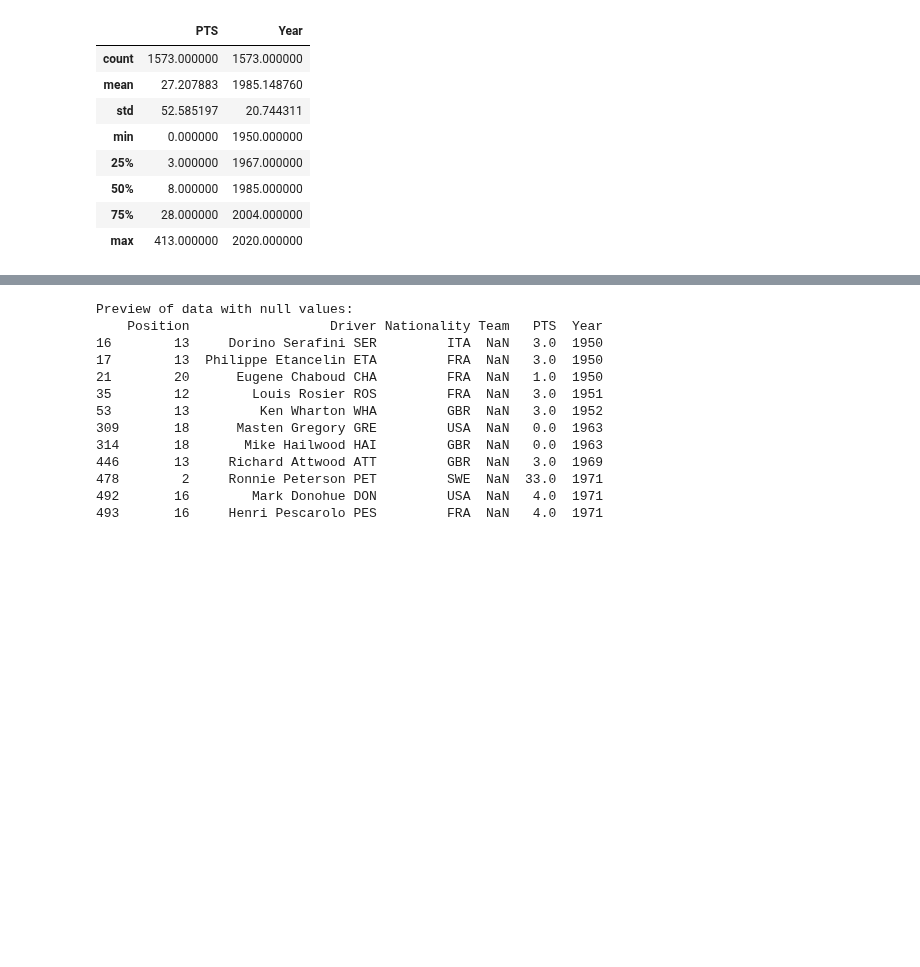
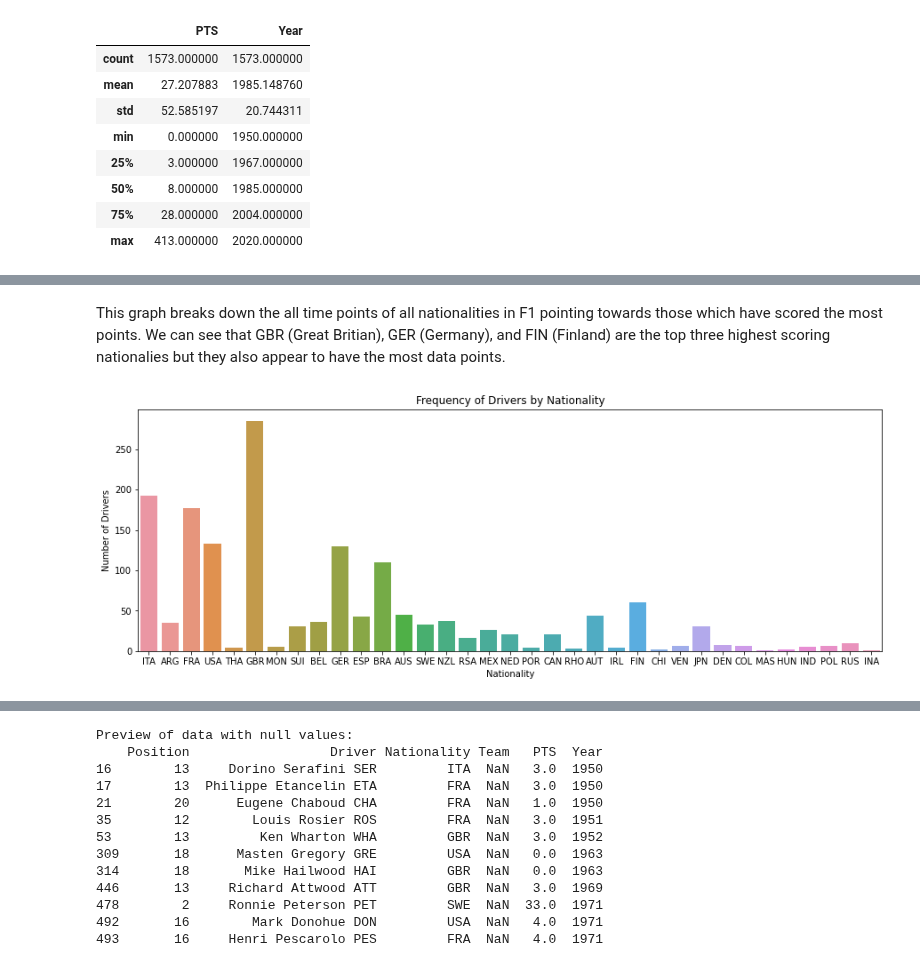
Before and after one commit to data301-2021-winter1/project-group12, a Jupyter notebook: notebooks/JordanK.ipynb, the cells around one changed output, grey strips where cells are left out. Cells and saved outputs as stored; diff of their text form; code cells hidden in the pictures; blank space fills up the shorter version.

```diff
--- a/notebooks/JordanK.ipynb
+++ b/notebooks/JordanK.ipynb
@@ -88,0 +61,8 @@ f1data.plot.scatter(x="Pos", y="PTS", figsize=(10,5))
+# %% [markdown]
+This graph breaks down the all time points of all nationalities in F1 pointing towards those which have scored the most points. We can see that GBR (Great Britian), GER (Germany), and FIN (Finland) are the top three highest scoring nationalies but they also appear to have the most data points.
+# %%
+c = sns.countplot(x="Nationality", data=f1data)
+c.set(ylabel="Number of Drivers", title="Frequency of Drivers by Nationality")
+c.figure.set_size_inches(15,5)
+# %% [output]
+[figure, added]
```
Also changed, not shown: parts of 41 cells of this notebook.
